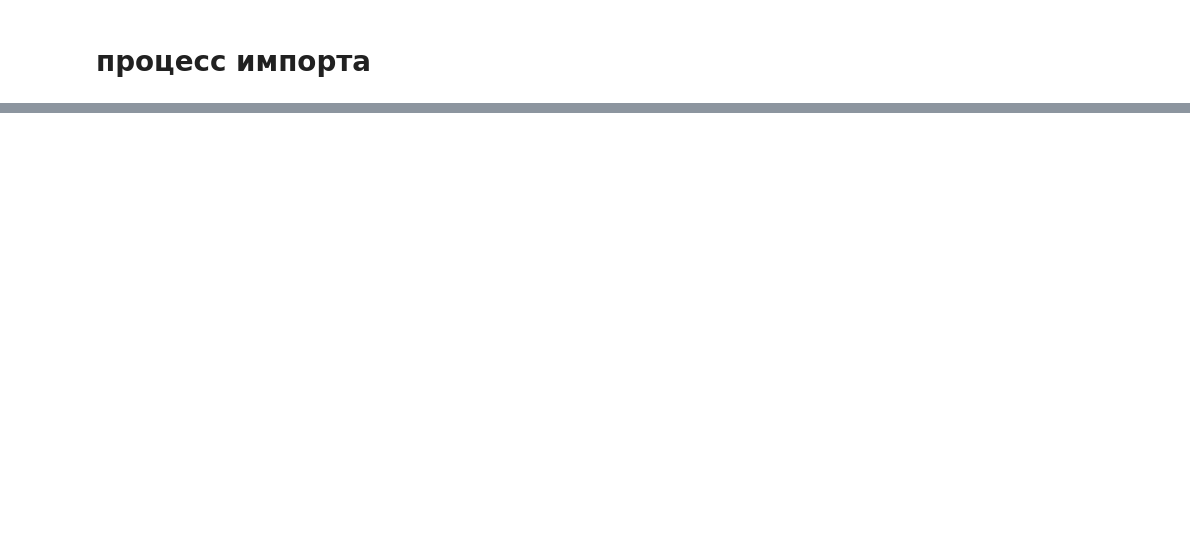
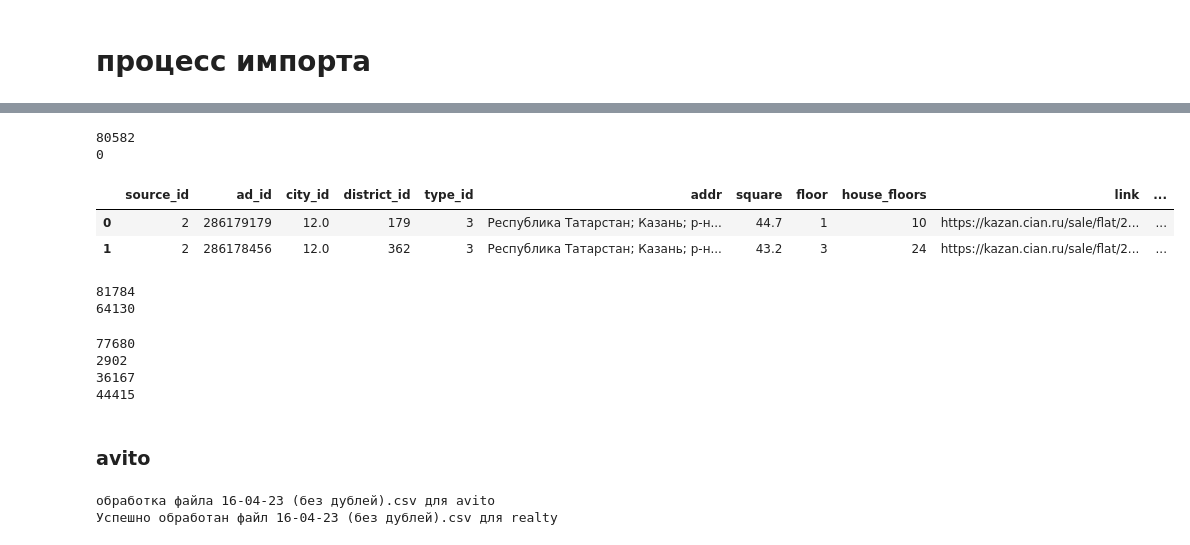
Before and after one commit to Nedvizhka/yadisk_loader, a Jupyter notebook: dev_check_jupyter/dev_parse_w_dadata.ipynb, the cells around one changed output, grey strips where cells are left out. Drawn from its saved outputs; the diff is of its cells as text; code cells hidden in the pictures; blank space fills up the shorter version.

```diff
--- a/dev_check_jupyter/dev_parse_w_dadata.ipynb
+++ b/dev_check_jupyter/dev_parse_w_dadata.ipynb
@@ -45,0 +82,32 @@ sql_server, sql_engine = get_sql_engine(ssh_host, ssh_port, ssh_username, ssh_pa
+# %%
+print(len(cian_realty_new))
+print(len(cian_realty_exist))
+cian_realty_new.head(2)
+# %% [output]
+80582
+0
+|  | source_id | ad_id | city_id | district_id | type_id | addr | square | floor | house_floors | link | ... |
+| 0 | 2 | 286179179 | 12.0 | 179 | 3 | Республика Татарстан; Казань; р-н... | 44.7 | 1 | 10 | https://kazan.cian.ru/sale/flat/2... | ... |
+| 1 | 2 | 286178456 | 12.0 | 362 | 3 | Республика Татарстан; Казань; р-н... | 43.2 | 3 | 24 | https://kazan.cian.ru/sale/flat/2... | ... |
+# %%
+c_1day = pd.read_csv("циан 15-04-23 (без дублей) new.csv", delimiter=',', encoding='utf8')
+c_1m = pd.read_csv("циан 16-03-23 (без дублей).csv", delimiter=';', encoding='utf8')
+c_1day['ad_id'] = c_1day['Ссылка'].apply(lambda x: x.split('/')[-2])
+c_1m['ad_id'] = c_1m['Ссылка'].apply(lambda x: x.split('/')[-2])
+c_1day_adids = c_1day.ad_id.unique().tolist()
+c_1m_adids = c_1m.ad_id.unique().tolist()
+print(len(c_1day_adids))
+print(len(c_1m_adids))
+# %% [output]
+81784
+64130
+# %%
+print(len(df_cian_realty[df_cian_realty.ad_id.isin(c_1day_adids)][list_realty_cols]))
+print(len(df_cian_realty[~df_cian_realty.ad_id.isin(c_1day_adids)][list_realty_cols]))
+print(len(df_cian_realty[df_cian_realty.ad_id.isin(c_1m_adids)][list_realty_cols]))
+print(len(df_cian_realty[~df_cian_realty.ad_id.isin(c_1m_adids)][list_realty_cols]))
+# %% [output]
+77680
+2902
+36167
+44415
@@ -45,0 +116,12 @@ sql_server, sql_engine = get_sql_engine(ssh_host, ssh_port, ssh_username, ssh_pa
+# %% [markdown]
+### avito
+# %%
+# check avito from ilya
+for filename in files_to_process_avito:
+    # обработка realty циан
+    print('обработка файла {} для avito'.format(filename))
+    df_avito_realty, file_date, error_file_processing = process_realty(local_save_dir_avito, filename,
+                                                                      sql_engine, 'avito')
+# %% [output]
+обработка файла 16-04-23 (без дублей).csv для avito
+Успешно обработан файл 16-04-23 (без дублей).csv для realty
```
Also changed, not shown: parts of 24 cells of this notebook, 6 other files.
